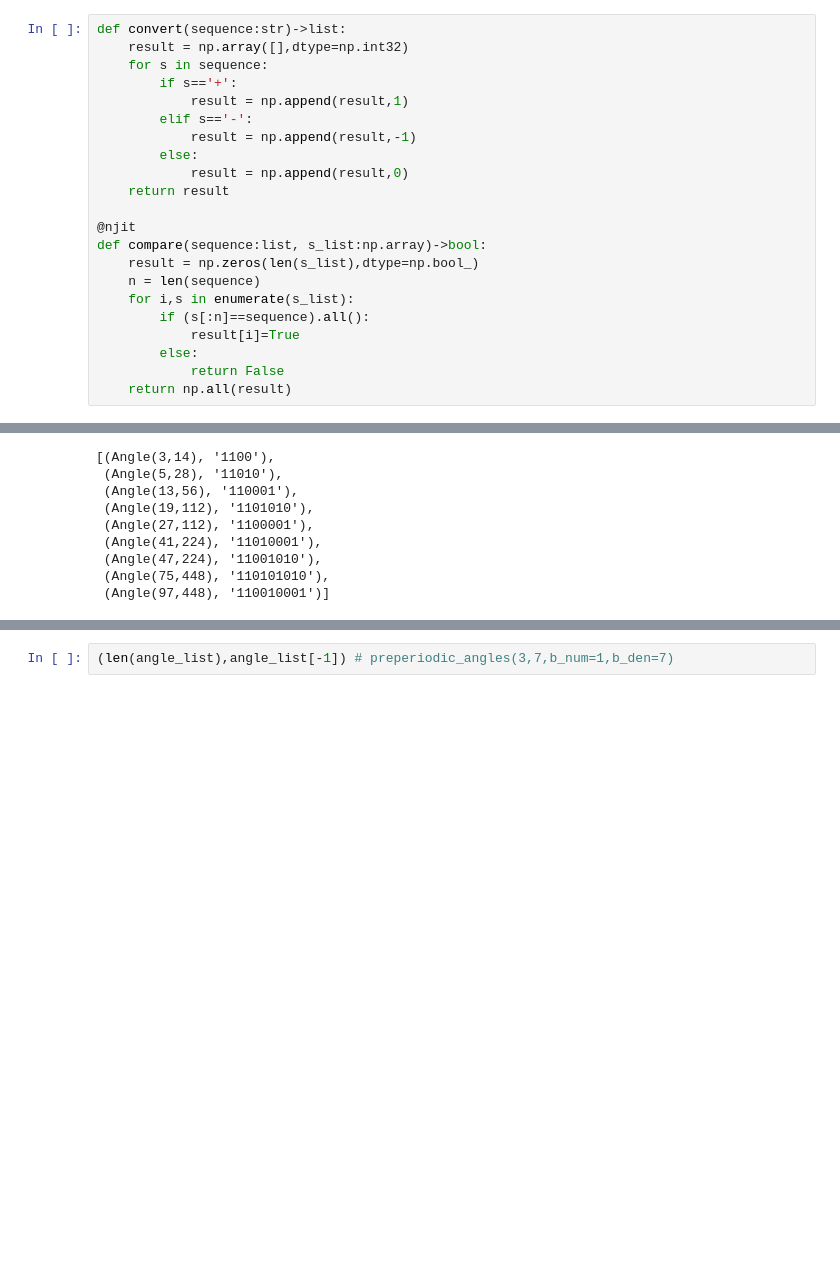
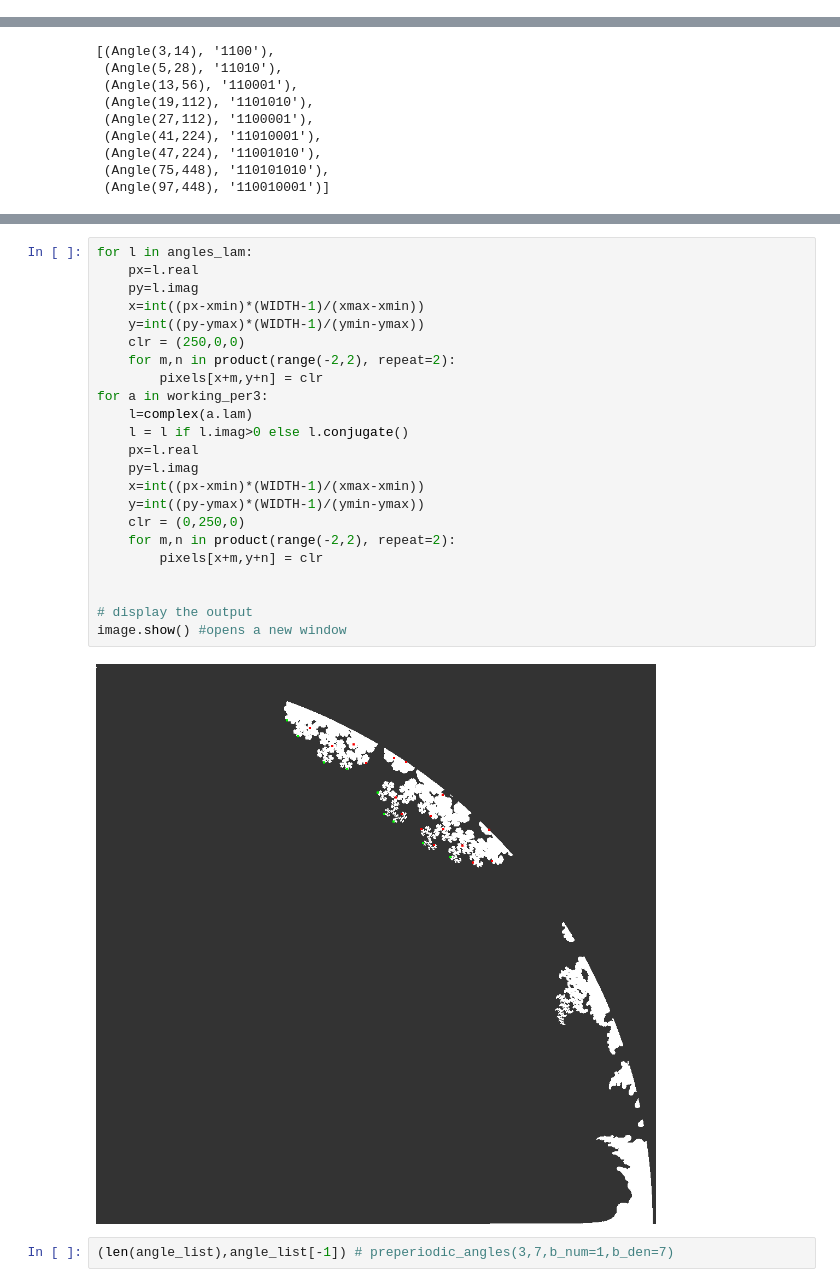
Before and after one commit to SilvestriStefano/coreEntropy_neighborIFS, a Jupyter notebook: scripts/solAlgANDchekingNewIdea.ipynb, the cells around one changed output, grey strips where cells are left out. Cells and saved outputs as stored; diff of their text form; blank space fills up the shorter version.

```diff
--- a/scripts/solAlgANDchekingNewIdea.ipynb
+++ b/scripts/solAlgANDchekingNewIdea.ipynb
@@ -55,26 +16,4 @@ solomyak_algorithm(0.5847168010308 + 0.2733728277929043779576*1j,10)
 # %% [markdown]
 Transform a sequence in the alphabet `+,0,-` into `1,0,-1`.
 Check that all elements in the result of `solomyak_algorithm` start with the initial given sequence.
-# %%
-def convert(sequence:str)->list:
-    result = np.array([],dtype=np.int32)
-    for s in sequence:
-        if s=='+':
-            result = np.append(result,1)
-        elif s=='-':
-            result = np.append(result,-1)
-        else:
-            result = np.append(result,0)
-    return result
-
-@njit
-def compare(sequence:list, s_list:np.array)->bool:
-    result = np.zeros(len(s_list),dtype=np.bool_)
-    n = len(sequence)
-    for i,s in enumerate(s_list):
-        if (s[:n]==sequence).all():
-            result[i]=True
-        else:
-            return False
-    return np.all(result)
 # %%
@@ -181,3 +135,28 @@ lambda = -0j
+# %%
+for l in angles_lam:
+    px=l.real
+    py=l.imag
+    x=int((px-xmin)*(WIDTH-1)/(xmax-xmin))
+    y=int((py-ymax)*(WIDTH-1)/(ymin-ymax))
+    clr = (250,0,0)
+    for m,n in product(range(-2,2), repeat=2):
+        pixels[x+m,y+n] = clr
+for a in working_per3:
+    l=complex(a.lam)
+    l = l if l.imag>0 else l.conjugate()
+    px=l.real
+    py=l.imag
+    x=int((px-xmin)*(WIDTH-1)/(xmax-xmin))
+    y=int((py-ymax)*(WIDTH-1)/(ymin-ymax))
+    clr = (0,250,0)
+    for m,n in product(range(-2,2), repeat=2):
+        pixels[x+m,y+n] = clr
+
+
+# display the output
+image.show() #opens a new window
+# %% [output]
+[figure, added]
 # %%
 (len(angle_list),angle_list[-1]) # preperiodic_angles(3,7,b_num=1,b_den=7)
 # %% [output]
```
Also changed, not shown: parts of 30 cells of this notebook, 6 other files.
